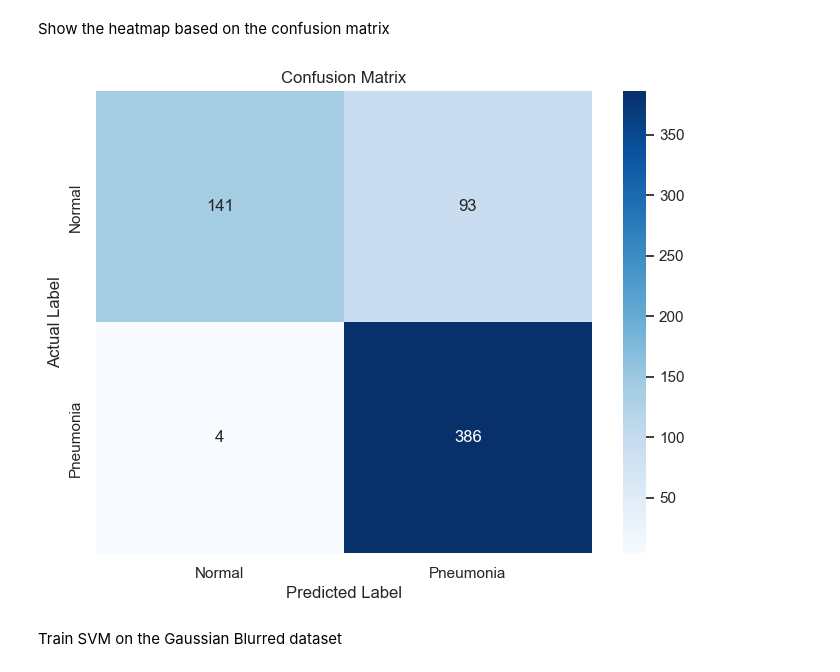
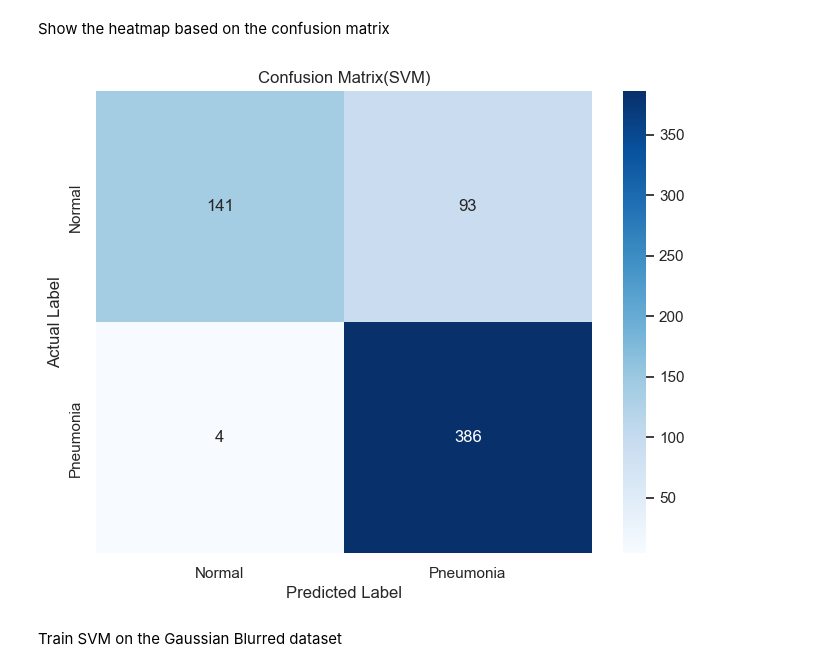
Before and after one commit to CIRCIRCIRCLE/ASML_23_24_SN23202440, a Jupyter notebook: A -binary classification/PneumoniaMNIST.ipynb, the cells around one changed output. Cells and saved outputs as stored; diff of their text form; code cells hidden in the pictures.

```diff
--- a/A -binary classification/PneumoniaMNIST.ipynb
+++ b/A -binary classification/PneumoniaMNIST.ipynb
@@ -262,7 +375,7 @@ Best estimator found by grid search:
 SVC(C=10000.0, gamma='auto', kernel='poly')
 # %%
 train_pred = test_images(clf, x_test_flat, y_test.ravel())
-results_matrix_test = confusion_matrix(y_test.ravel(), train_pred)
+confusion_mat_svm = confusion_matrix(y_test.ravel(), train_pred)
 # %% [output]
               precision    recall  f1-score   support
 
@@ -279,13 +392,13 @@ weighted avg       0.87      0.84      0.83       624
 Show the heatmap based on the confusion matrix
 # %%
 plt.figure(figsize=(8, 6))
-sns.heatmap(results_matrix_test, annot=True, fmt="d", cmap="Blues", xticklabels=class_names, yticklabels=class_names)
+sns.heatmap(confusion_mat_svm, annot=True, fmt="d", cmap="Blues", xticklabels=class_names, yticklabels=class_names)
 plt.xlabel("Predicted Label")
 plt.ylabel("Actual Label")
-plt.title("Confusion Matrix")
+plt.title("Confusion Matrix(SVM)")
 plt.show()
 # %% [output]
-[figure, old version]
+[figure, new version]
 # %% [markdown]
 Train SVM on the Gaussian Blurred dataset
 # %%
```
Also changed, not shown: parts of 16 cells of this notebook, 6 other files.
